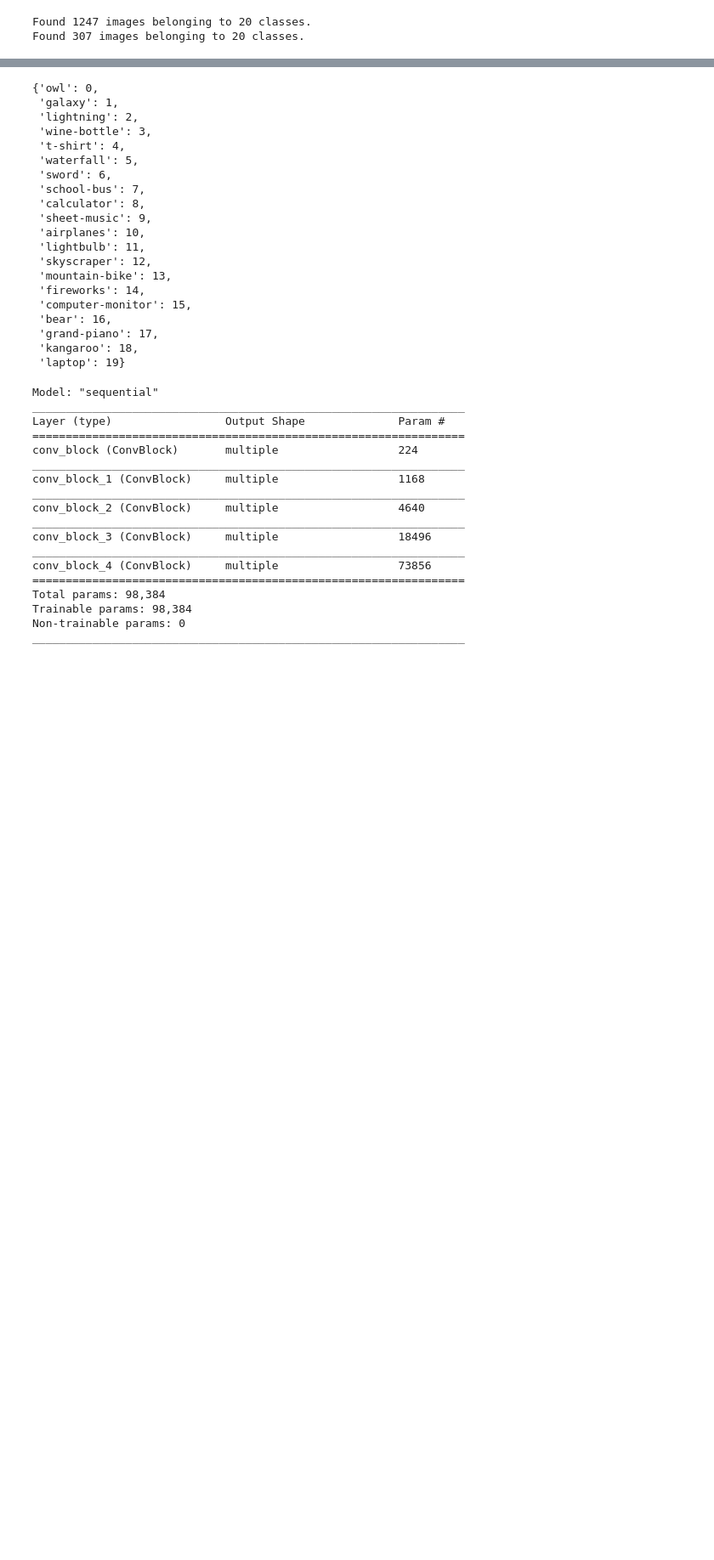
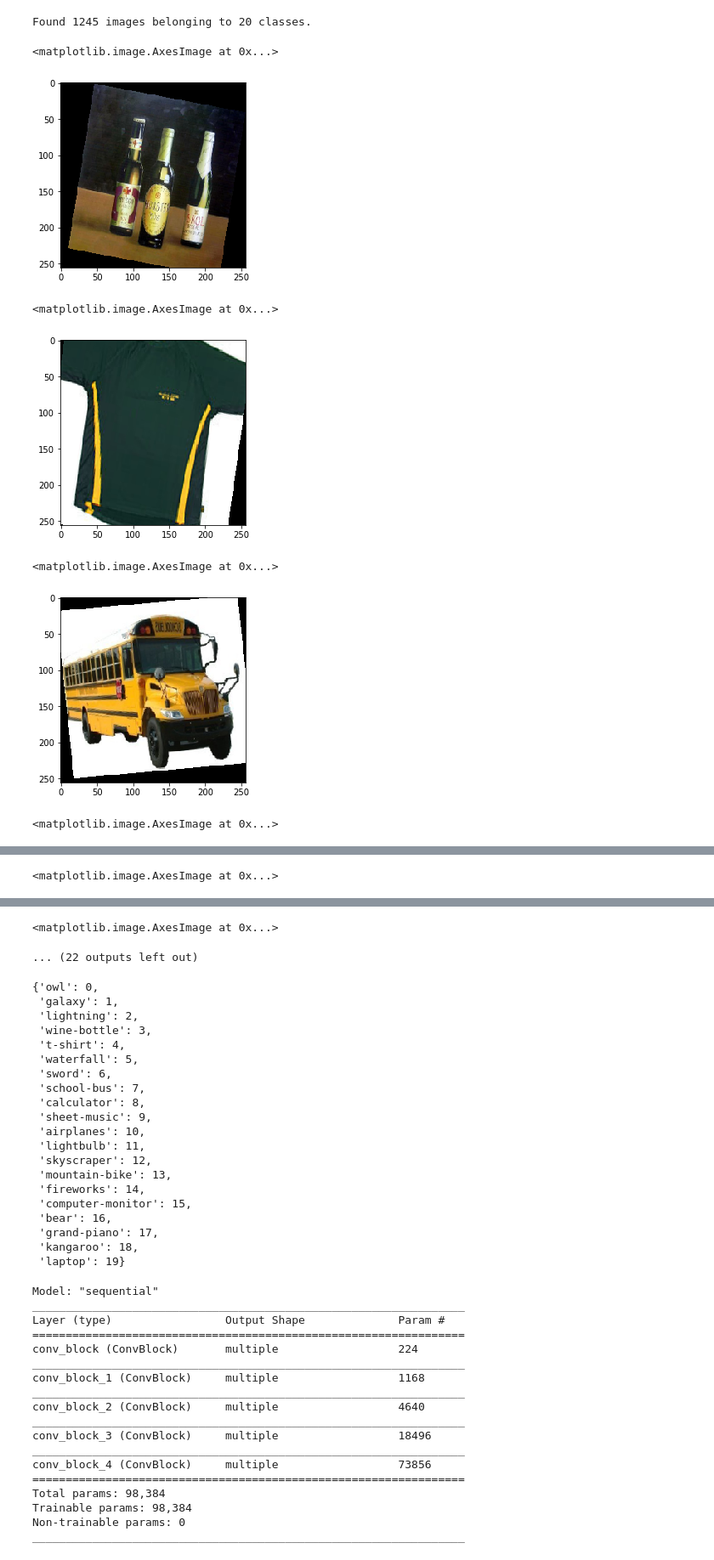
Before and after one commit to francescocorda/anndl, a Jupyter notebook: image-classification/image-classification.ipynb, the cells around one changed output, grey strips where cells are left out. Shown at 85% size. Drawn from its saved outputs; the diff is of its cells as text; code cells hidden in the pictures; blank space fills up the shorter version.

Commit message:
Implemented manual validation split

```diff
--- a/image-classification/image-classification.ipynb
+++ b/image-classification/image-classification.ipynb
@@ -57,8 +84,6 @@ test_data_gen = ImageDataGenerator(rescale=1./255)
 # %%
 # Create generators to read images from dataset directory
 # -------------------------------------------------------
-dataset_dir = os.path.join(cwd, 'Classification_Dataset')
-
 # Batch size
 bs = 8
 
@@ -84,36 +109,53 @@ if decide_class_indices:
                'lightbulb', # 11
                'skyscraper', # 12
                'mountain-bike', # 13
                'fireworks', # 14
                'computer-monitor', # 15
                'bear', # 16
                'grand-piano', # 17
                'kangaroo', # 18
                'laptop'] # 19
 else:
     classes=None
 
 # Training
-training_dir = os.path.join(dataset_dir, 'training')
+
 train_gen = train_data_gen.flow_from_directory(training_dir,
                                                target_size=(img_h, img_w),
                                                batch_size=bs,
                                                classes=class_list,
                                                class_mode='categorical',
                                                shuffle=True,
-                                               subset='training',
                                                seed=SEED)
 # targets are directly converted into one-hot vectors
+%matplotlib inline
+from matplotlib import pyplot as plt
+n_array_images, n_array_labels = train_gen.next()
+
+for images in n_array_images[:8]:
+        plt.imshow(images)
+        plt.show()
 
 # Validation,
-valid_gen = train_data_gen.flow_from_directory(training_dir,
+valid_gen = valid_data_gen.flow_from_directory(validation_dir,
                                                target_size=(img_h, img_w),
                                                batch_size=bs,
                                                classes=class_list,
                                                class_mode='categorical',
                                                shuffle=False,
-                                               subset='validation',
                                                seed=SEED)
+
+n_array_images, n_array_labels = valid_gen.next()
+print("validation")
+for images in n_array_images[:8]:
+        plt.imshow(images)
+        plt.show()
 # %% [output]
-Found 1247 images belonging to 20 classes.
-Found 307 images belonging to 20 classes.
+Found 1245 images belonging to 20 classes.
+<matplotlib.image.AxesImage at 0x...>
+[figure, added]
+<matplotlib.image.AxesImage at 0x...>
+[figure, added]
+<matplotlib.image.AxesImage at 0x...>
+[figure, added]
+<matplotlib.image.AxesImage at 0x...>
@@ -119,0 +163 @@ Found 307 images belonging to 20 classes.
+<matplotlib.image.AxesImage at 0x...>
@@ -120,3 +165,5 @@ Found 307 images belonging to 20 classes.
+<matplotlib.image.AxesImage at 0x...>
+... (22 outputs left out)
 # %%
 # Create Dataset objects
 # ----------------------
```
Also changed, not shown: parts of 6 cells of this notebook, 1 other file.
